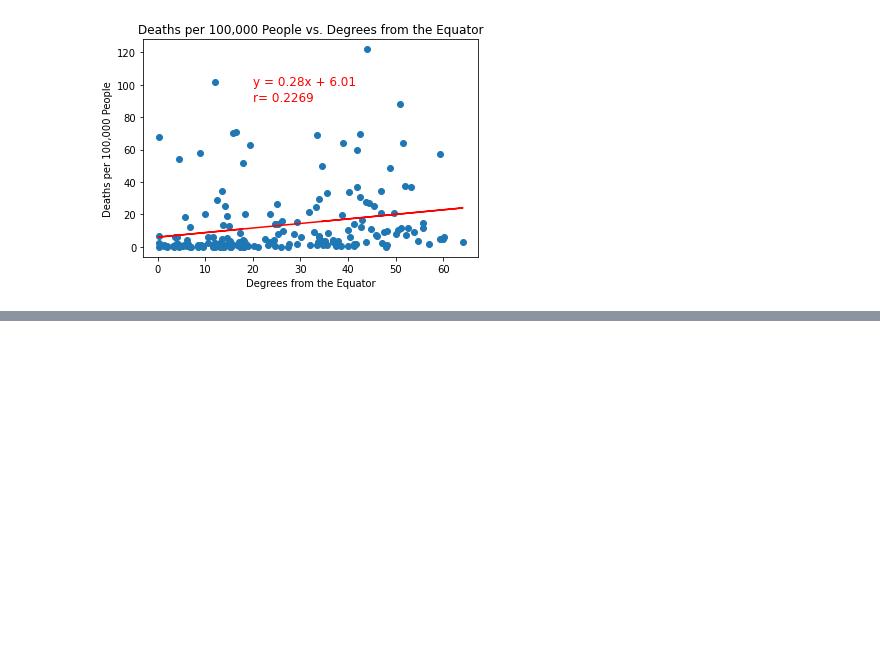
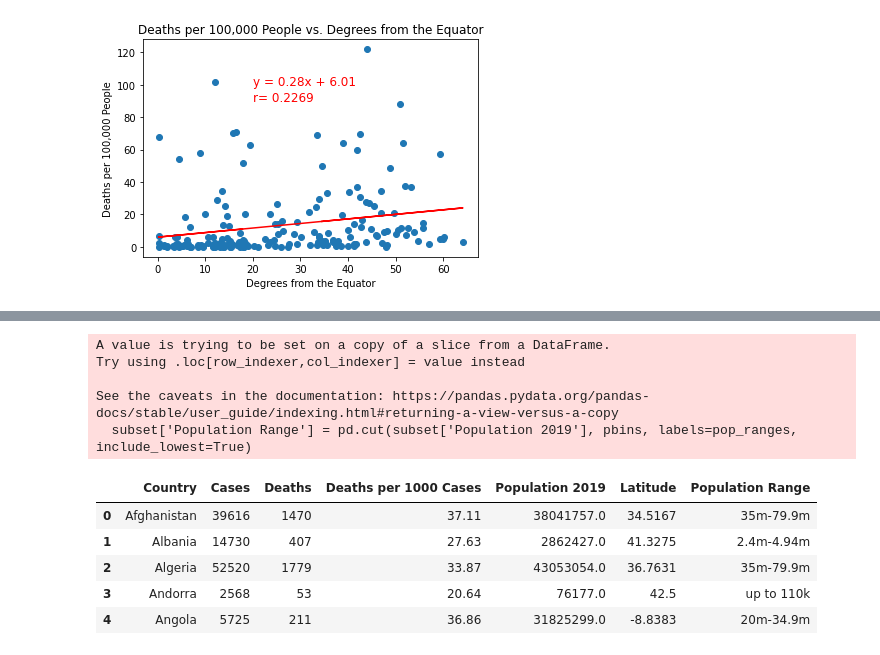
Before and after one commit to AustinRCole/COVID_Lat_GDP_analysis, a Jupyter notebook: Final_COVID_analysis.ipynb, the cells around one changed output, grey strips where cells are left out. Cells and saved outputs as stored; diff of their text form; code cells hidden in the pictures; blank space fills up the shorter version.

```diff
--- a/Final_COVID_analysis.ipynb
+++ b/Final_COVID_analysis.ipynb
@@ -150,0 +163,18 @@ plt.show()
+# %%
+pbins = [0, 109999, 799999, 2399999, 4949999, 8499999, 11499999, 18999999, 34999999, 79999999, 1500000000]
+pop_ranges = ['up to 110k', '110k-799k','800k-2.39m', '2.4m-4.94m', '4.95m-8.49m', '8.5m-11.49m', '11.5m-18.9m', '20m-34.9m', '35m-79.9m', '70m-1.5b']
+subset['Population Range'] = pd.cut(subset['Population 2019'], pbins, labels=pop_ranges, include_lowest=True)
+subset['Latitude'].astype(float)
+subset.head()
+# %% [output]
+A value is trying to be set on a copy of a slice from a DataFrame.
+Try using .loc[row_indexer,col_indexer] = value instead
+
+See the caveats in the documentation: https://pandas.pydata.org/pandas-docs/stable/user_guide/indexing.html#returning-a-view-versus-a-copy
+  subset['Population Range'] = pd.cut(subset['Population 2019'], pbins, labels=pop_ranges, include_lowest=True)
+|  | Country | Cases | Deaths | Deaths per 1000 Cases | Population 2019 | Latitude | Population Range |
+| 0 | Afghanistan | 39616 | 1470 | 37.11 | 38041757.0 | 34.5167 | 35m-79.9m |
+| 1 | Albania | 14730 | 407 | 27.63 | 2862427.0 | 41.3275 | 2.4m-4.94m |
+| 2 | Algeria | 52520 | 1779 | 33.87 | 43053054.0 | 36.7631 | 35m-79.9m |
+| 3 | Andorra | 2568 | 53 | 20.64 | 76177.0 | 42.5 | up to 110k |
+| 4 | Angola | 5725 | 211 | 36.86 | 31825299.0 | -8.8383 | 20m-34.9m |
```
Also changed, not shown: parts of 9 cells of this notebook, 33 other files.
